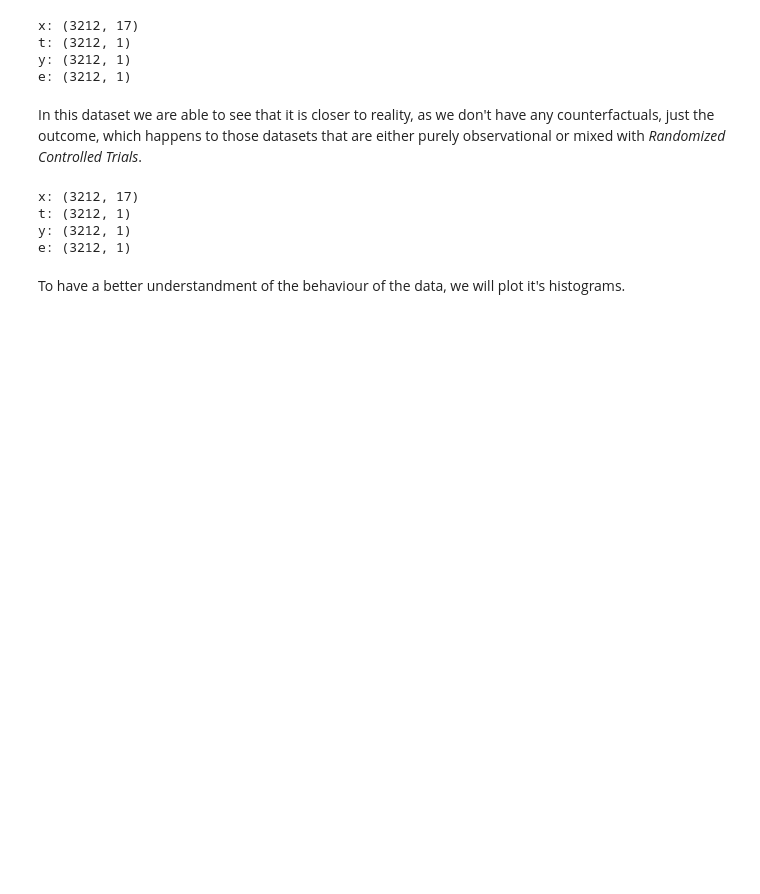
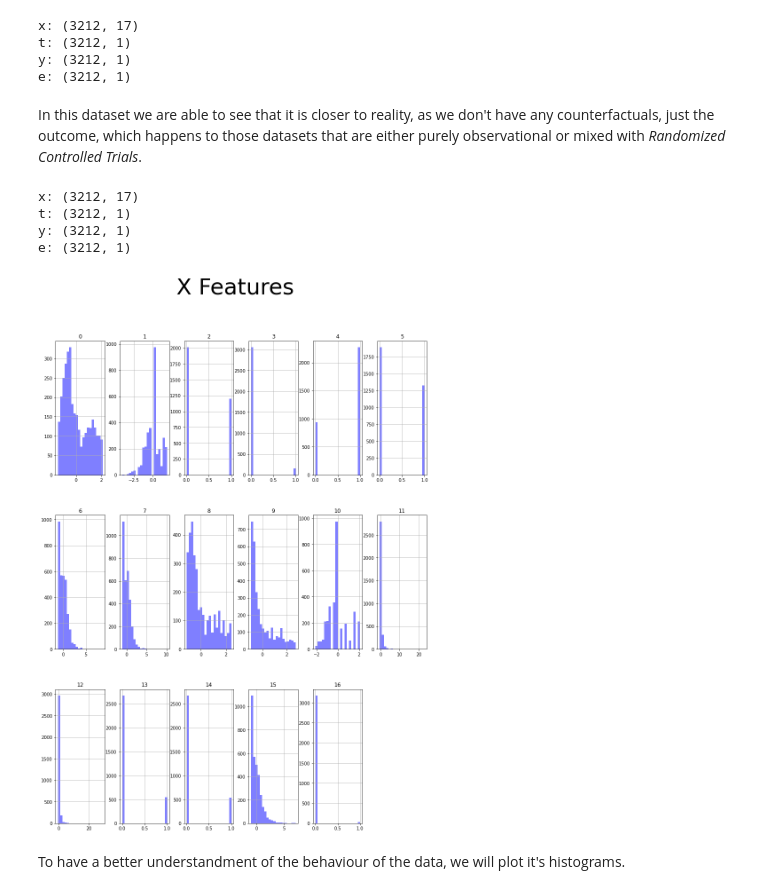
Before and after one commit to PauMarquez99/DataScience-CE888, a Jupyter notebook: Assignments/CE888 Assignment 1/CE888-Assignment1_JOBS.ipynb, the cells around one changed output. Drawn from its saved outputs; the diff is of its cells as text; code cells hidden in the pictures; blank space fills up the shorter version.

```diff
--- a/Assignments/CE888 Assignment 1/CE888-Assignment1_JOBS.ipynb
+++ b/Assignments/CE888 Assignment 1/CE888-Assignment1_JOBS.ipynb
@@ -28,7 +28,7 @@ e: (3212, 1)
 # %% [markdown]
 In this dataset we are able to see that it is closer to reality, as we don't have any counterfactuals, just the outcome, which happens to those datasets that are either purely observational or mixed with _Randomized Controlled Trials_.
 # %%
-X = df['x'].T
+X = df['x']
 T = df['t'].reshape(-1, 1)
 Y = df['y'].reshape(-1, 1)
 e = df['e']
@@ -40,6 +40,15 @@ x: (3212, 17)
 t: (3212, 1)
 y: (3212, 1)
 e: (3212, 1)
+# %%
+xName = ["x1", "x2", "x3", "x4", "x5", "x6", "x7", "x8", "x9", "x10", "x11", "x12", "x13", "x14", "x15", "x16", "x17"]
+Xp = pd.DataFrame(data=X)
+
+axes = Xp.hist(color='b', alpha=0.5, bins=20, figsize=(15,20), layout=(3, 6))
+plt.suptitle("X Features", size=50)
+plt.savefig("jobs_xFeatures.pdf", dpi=1200)
+# %% [output]
+[figure, added]
 # %% [markdown]
 To have a better understandment of the behaviour of the data, we will plot it's histograms.
 # %%
```
Also changed, not shown: parts of 1 cell of this notebook, 5 other files.
